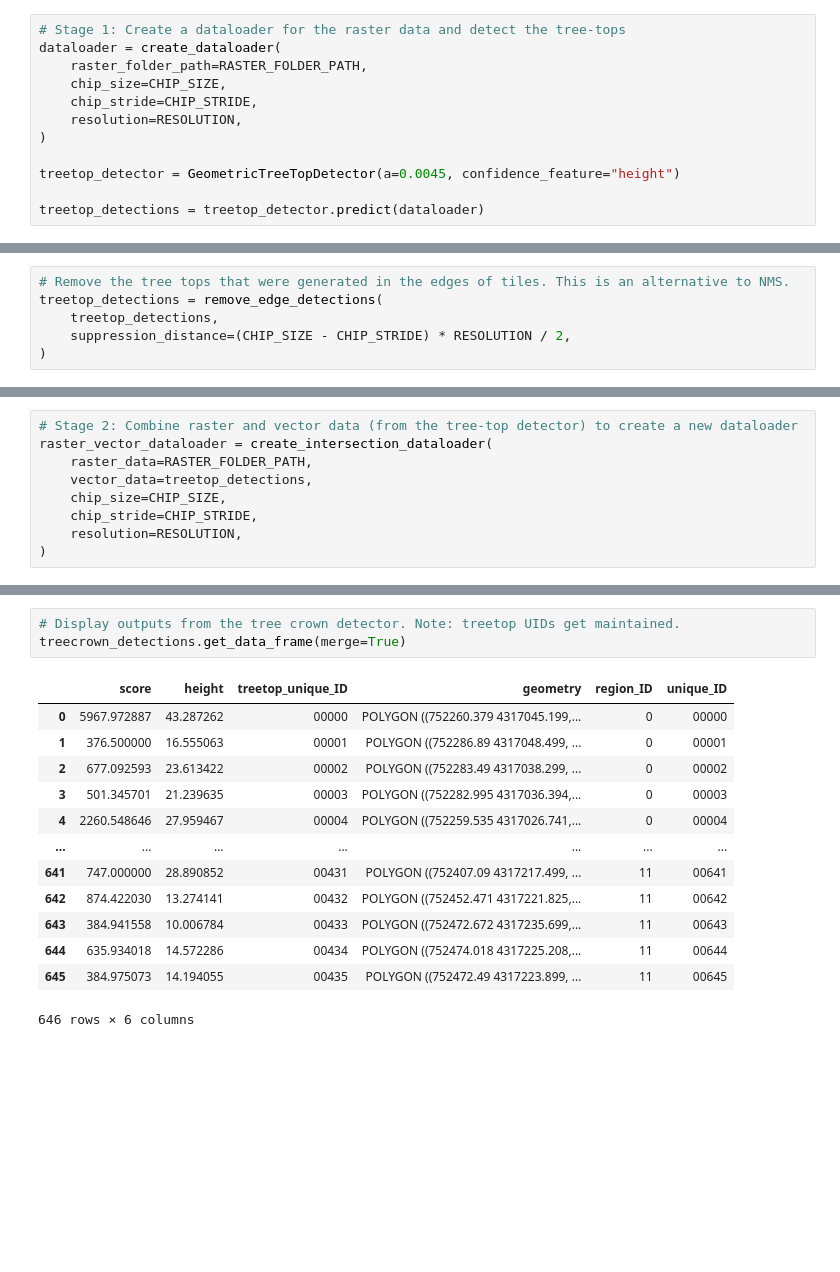
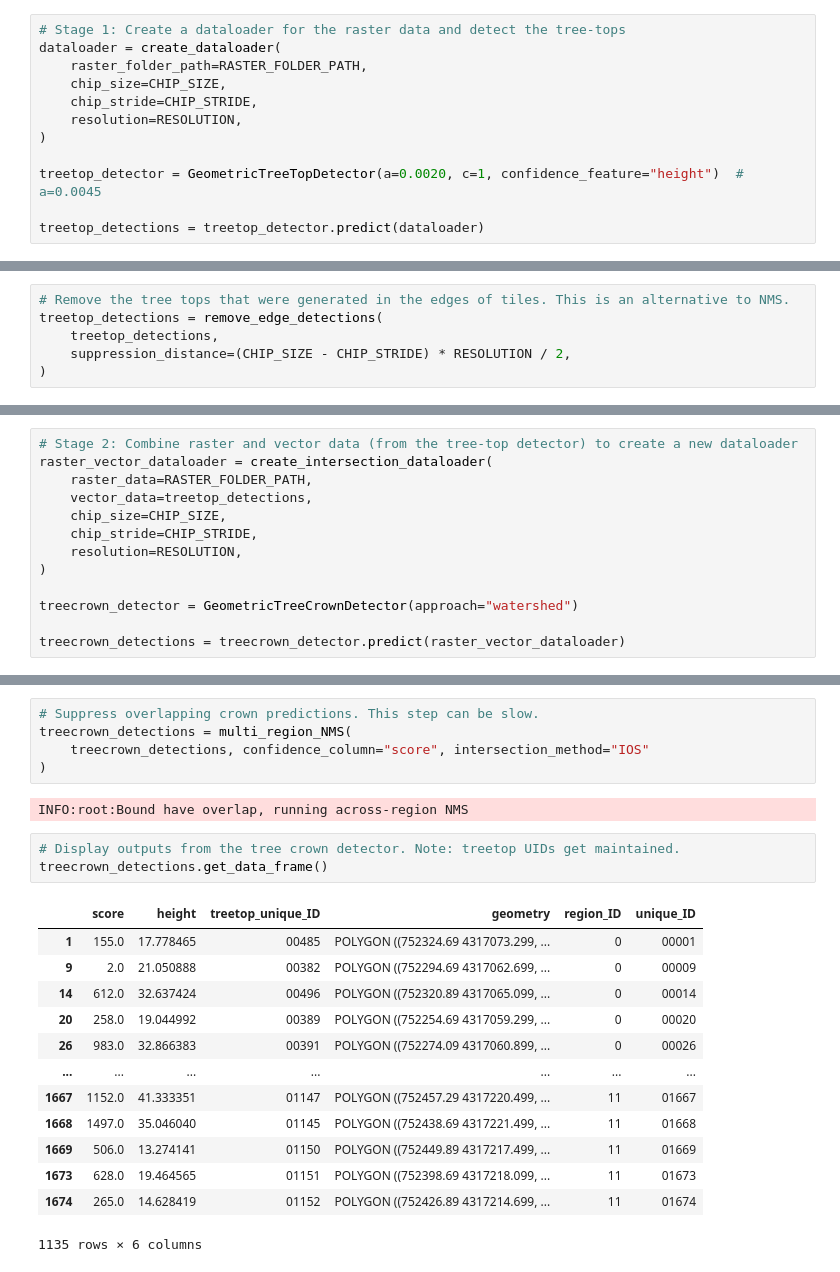
Before and after one commit to open-forest-observatory/tree-detection-framework, a Jupyter notebook: sandbox/detection/sequential_geometric_detector.ipynb, the cells around one changed output, grey strips where cells are left out. Cells and saved outputs as stored; diff of their text form; blank space fills up the shorter version.

```diff
--- a/sandbox/detection/sequential_geometric_detector.ipynb
+++ b/sandbox/detection/sequential_geometric_detector.ipynb
@@ -24,7 +26,7 @@ dataloader = create_dataloader(
     resolution=RESOLUTION,
 )
 
-treetop_detector = GeometricTreeTopDetector(a=0.0045, confidence_feature="height")
+treetop_detector = GeometricTreeTopDetector(a=0.0020, c=1, confidence_feature="height")  # a=0.0045
 
 treetop_detections = treetop_detector.predict(dataloader)
 # %% [output]
@@ -80,6 +52,10 @@ raster_vector_dataloader = create_intersection_dataloader(
     chip_stride=CHIP_STRIDE,
     resolution=RESOLUTION,
 )
+
+treecrown_detector = GeometricTreeCrownDetector(approach="watershed")
+
+treecrown_detections = treecrown_detector.predict(raster_vector_dataloader)
 # %% [output]
 INFO:root:Stride = 400
 INFO:root:Units = Units.PIXELS
@@ -96,17 +68,24 @@ UserWarning: You will likely lose important projection information when converti
+# %%
+# Suppress overlapping crown predictions. This step can be slow.
+treecrown_detections = multi_region_NMS(
+    treecrown_detections, confidence_column="score", intersection_method="IOS"
+)
+# %% [output]
+INFO:root:Bound have overlap, running across-region NMS
 # %%
 # Display outputs from the tree crown detector. Note: treetop UIDs get maintained.
-treecrown_detections.get_data_frame(merge=True)
+treecrown_detections.get_data_frame()
 # %% [output]
 |  | score | height | treetop_unique_ID | geometry | region_ID | unique_ID |
-| 0 | 5967.972887 | 43.287262 | 00000 | POLYGON ((752260.379 4317045.199,... | 0 | 00000 |
-| 1 | 376.500000 | 16.555063 | 00001 | POLYGON ((752286.89 4317048.499, ... | 0 | 00001 |
-| 2 | 677.092593 | 23.613422 | 00002 | POLYGON ((752283.49 4317038.299, ... | 0 | 00002 |
-| 3 | 501.345701 | 21.239635 | 00003 | POLYGON ((752282.995 4317036.394,... | 0 | 00003 |
-| 4 | 2260.548646 | 27.959467 | 00004 | POLYGON ((752259.535 4317026.741,... | 0 | 00004 |
+| 1 | 155.0 | 17.778465 | 00485 | POLYGON ((752324.69 4317073.299, ... | 0 | 00001 |
+| 9 | 2.0 | 21.050888 | 00382 | POLYGON ((752294.69 4317062.699, ... | 0 | 00009 |
+| 14 | 612.0 | 32.637424 | 00496 | POLYGON ((752320.89 4317065.099, ... | 0 | 00014 |
+| 20 | 258.0 | 19.044992 | 00389 | POLYGON ((752254.69 4317059.299, ... | 0 | 00020 |
+| 26 | 983.0 | 32.866383 | 00391 | POLYGON ((752274.09 4317060.899, ... | 0 | 00026 |
 | ... | ... | ... | ... | ... | ... | ... |
-| 641 | 747.000000 | 28.890852 | 00431 | POLYGON ((752407.09 4317217.499, ... | 11 | 00641 |
-| 642 | 874.422030 | 13.274141 | 00432 | POLYGON ((752452.471 4317221.825,... | 11 | 00642 |
-| 643 | 384.941558 | 10.006784 | 00433 | POLYGON ((752472.672 4317235.699,... | 11 | 00643 |
-| 644 | 635.934018 | 14.572286 | 00434 | POLYGON ((752474.018 4317225.208,... | 11 | 00644 |
-| 645 | 384.975073 | 14.194055 | 00435 | POLYGON ((752472.49 4317223.899, ... | 11 | 00645 |
+| 1667 | 1152.0 | 41.333351 | 01147 | POLYGON ((752457.29 4317220.499, ... | 11 | 01667 |
+| 1668 | 1497.0 | 35.046040 | 01145 | POLYGON ((752438.69 4317221.499, ... | 11 | 01668 |
+| 1669 | 506.0 | 13.274141 | 01150 | POLYGON ((752449.89 4317217.499, ... | 11 | 01669 |
+| 1673 | 628.0 | 19.464565 | 01151 | POLYGON ((752398.69 4317218.099, ... | 11 | 01673 |
+| 1674 | 265.0 | 14.628419 | 01152 | POLYGON ((752426.89 4317214.699, ... | 11 | 01674 |
-646 rows × 6 columns
+1135 rows × 6 columns
```
Also changed, not shown: parts of 9 cells of this notebook, 1 other file.
